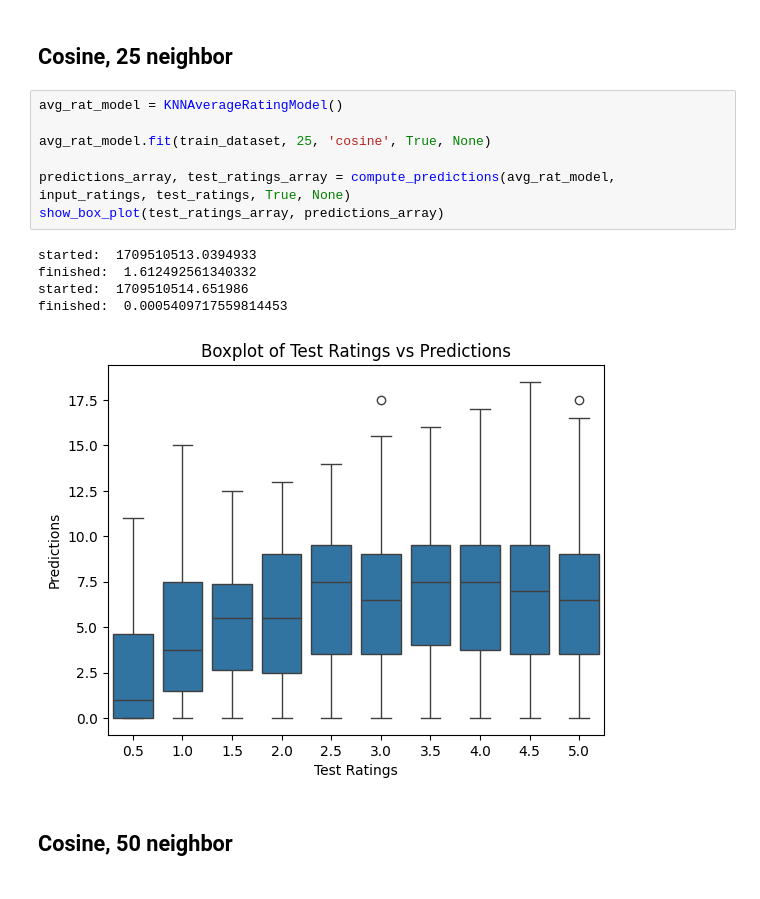
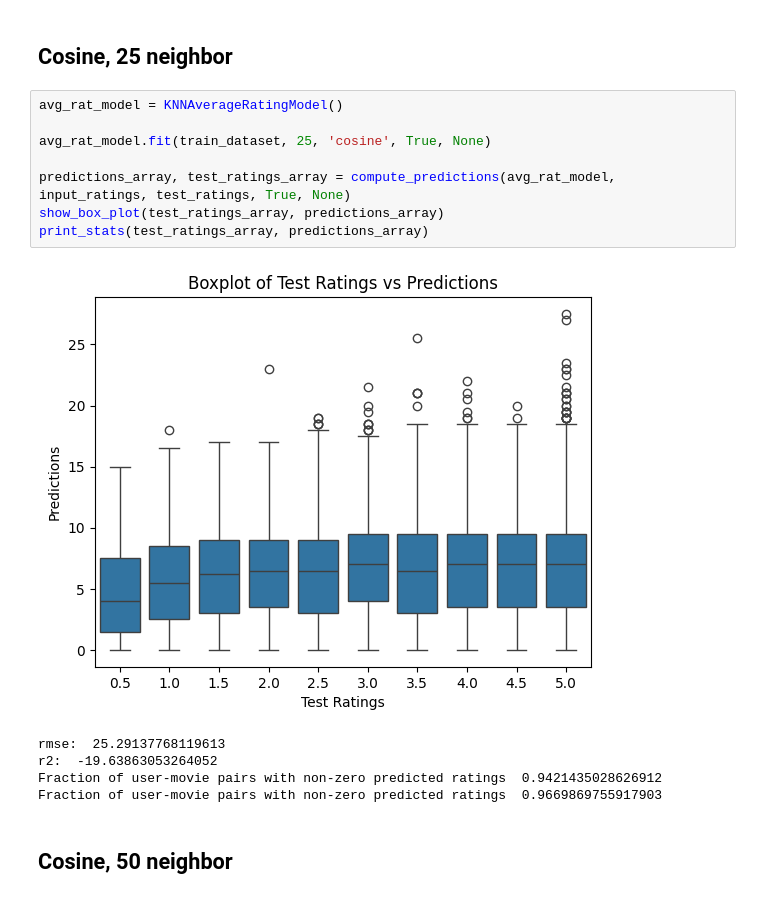
Before and after one commit to mikedabike1/AverageRatingsImplementation, a Jupyter notebook: kNNImplementation.ipynb, the cells around one changed output. Cells and saved outputs as stored; diff of their text form.

```diff
--- a/kNNImplementation.ipynb
+++ b/kNNImplementation.ipynb
@@ -341,16 +352,17 @@ finished:  0.0
 # %%
 avg_rat_model = KNNAverageRatingModel()
 
 avg_rat_model.fit(train_dataset, 25, 'cosine', True, None)
 
 predictions_array, test_ratings_array = compute_predictions(avg_rat_model, input_ratings, test_ratings, True, None)
 show_box_plot(test_ratings_array, predictions_array)
+print_stats(test_ratings_array, predictions_array)
 # %% [output]
+[figure, new version]
-started:  1709510513.0394933
-finished:  1.612492561340332
-started:  1709510514.651986
-finished:  0.0005409717559814453
+rmse:  25.29137768119613
+r2:  -19.63863053264052
+Fraction of user-movie pairs with non-zero predicted ratings  0.9421435028626912
+Fraction of user-movie pairs with non-zero predicted ratings  0.9669869755917903
-[figure, old version]
 # %% [markdown]
 <H2>Cosine, 50 neighbor</h2>
 # %%
```
Also changed, not shown: parts of 11 cells of this notebook, 1 other file.
